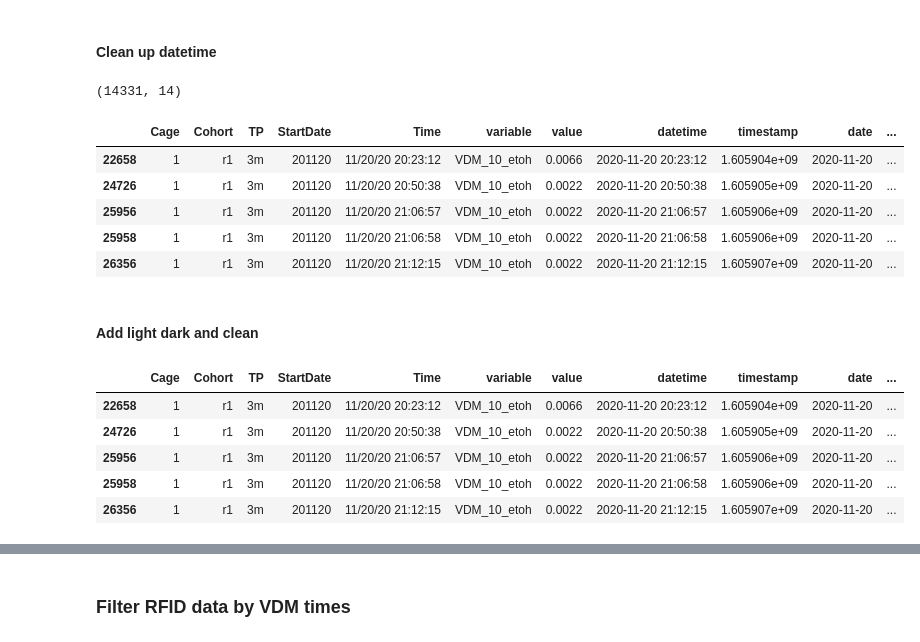
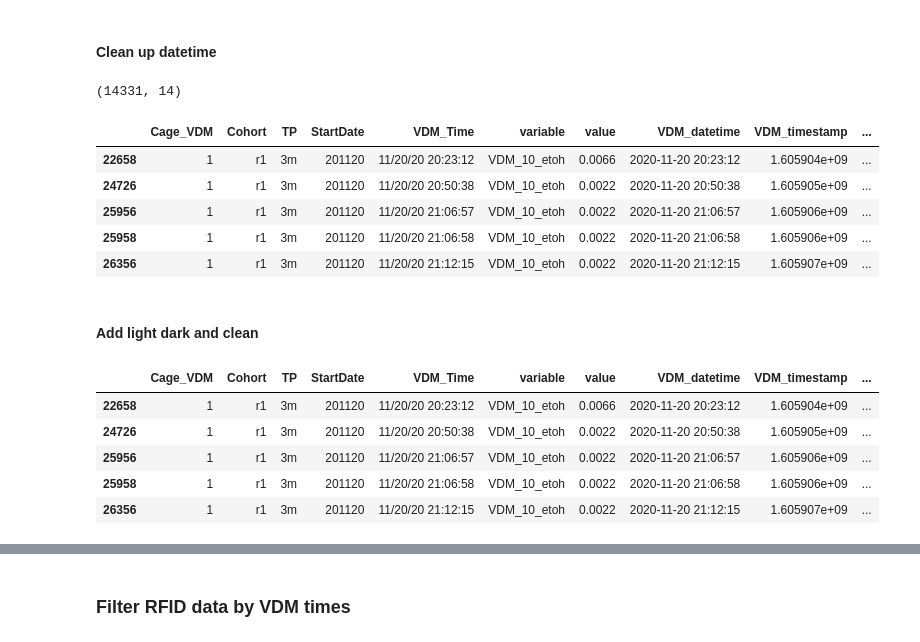
Before and after one commit to grace3999/RFID_polysubstance, a Jupyter notebook: RFID_VDM_3m.ipynb, the cells around one changed output, grey strips where cells are left out. Cells and saved outputs as stored; diff of their text form; code cells hidden in the pictures.

```diff
--- a/RFID_VDM_3m.ipynb
+++ b/RFID_VDM_3m.ipynb
@@ -241,0 +288,13 @@ RFID_10
+# %%
+#create list of dir paths
+VDM_path = '/Users/abbieschindler/Documents/Schindler_Lab/Data/Ethanol/RFID/VDM/r1.3m'
+
+VDM_file_names = os.listdir(VDM_path)
+
+VDM_data_dir_paths = []
+
+for file in VDM_file_names:
+    int_path = VDM_path + '/' + file
+    VDM_data_dir_paths.append(int_path)
+
+VDM_data_dir_paths
@@ -242,12 +304,9 @@ RFID_10
 # %% [markdown]
 #### Clean df and combine into 1
 # %%
-paths = ['/Users/abbieschindler/Documents/Schindler_Lab/Data/Ethanol/RFID/VDM/r1.3m/201120.3m.csv',
-        '/Users/abbieschindler/Documents/Schindler_Lab/Data/Ethanol/RFID/VDM/r1.3m/201127.3m.csv']
-
 data_VDM = pd.DataFrame()
 
-for path in paths:
+for path in VDM_data_dir_paths:
     print(path)
 
     data_VDM_int = pd.read_csv(path)
@@ -284,14 +343,14 @@ data_VDM.head()
 # %% [markdown]
 #### Clean up column names
 # %%
-data_VDM.columns = ['Int', 'Cage', 'Time',
+data_VDM.columns = ['Int', 'Cage_VDM', 'VDM_Time',
                     'VDM_10', 'VDM_1_accum',
                     'VDM_05', 'VDM_2_accum',
                     'VDM_20', 'VDM_3_accum',
                     'VDM_H20', 'VDM_4_accum',
                     'Cohort', 'TP', 'StartDate']
 
-data_VDM = data_VDM[['Cage', 'Cohort', 'TP', 'StartDate', 'Time', 'VDM_10', 'VDM_05', 'VDM_20', 'VDM_H20']]
+data_VDM = data_VDM[['Cage_VDM', 'Cohort', 'TP', 'StartDate', 'VDM_Time', 'VDM_10', 'VDM_05', 'VDM_20', 'VDM_H20']]
 
 data_VDM.tail()
 # %% [output]
@@ -312,7 +371,7 @@ data_VDM['VDM_05_etoh'] = data_VDM['VDM_05']*.05
 # %%
 #melt dataframe (new column of parameters)
 
-meta_params = ['Cage', 'Cohort', 'TP', 'StartDate', 'Time']
+meta_params = ['Cage_VDM', 'Cohort', 'TP', 'StartDate', 'VDM_Time']
 intake_params = ['VDM_10_etoh', 'VDM_05_etoh', 'VDM_20_etoh', 'VDM_H20']
 
 data_VDM_tidy = pd.melt(data_VDM, id_vars=meta_params, value_vars=intake_params)
@@ -345,25 +404,25 @@ data_VDM_tidy_intake.head()
 #### Clean up datetime
 # %%
 #clean up and create datetime columns
-data_VDM_tidy_intake['datetime'] = pd.to_datetime(data_VDM_tidy_intake['Time'])
-data_VDM_tidy_intake['timestamp'] = [x.timestamp() for x in data_VDM_tidy_intake['datetime']]
+data_VDM_tidy_intake['VDM_datetime'] = pd.to_datetime(data_VDM_tidy_intake['VDM_Time'])
+data_VDM_tidy_intake['VDM_timestamp'] = [x.timestamp() for x in data_VDM_tidy_intake['VDM_datetime']]
 
-data_VDM_tidy_intake['date'] = data_VDM_tidy_intake['datetime'].dt.date
-data_VDM_tidy_intake['day'] = data_VDM_tidy_intake['datetime'].dt.day
-data_VDM_tidy_intake['time'] = data_VDM_tidy_intake['datetime'].dt.strftime("%H:%M:%S")
-data_VDM_tidy_intake['hour'] = data_VDM_tidy_intake['datetime'].dt.hour
-data_VDM_tidy_intake['min'] = data_VDM_tidy_intake['datetime'].dt.minute
+data_VDM_tidy_intake['VDM_date'] = data_VDM_tidy_intake['VDM_datetime'].dt.date
+data_VDM_tidy_intake['VDM_day'] = data_VDM_tidy_intake['VDM_datetime'].dt.day
+data_VDM_tidy_intake['VDM_time'] = data_VDM_tidy_intake['VDM_datetime'].dt.strftime("%H:%M:%S")
+data_VDM_tidy_intake['VDM_hour'] = data_VDM_tidy_intake['VDM_datetime'].dt.hour
+data_VDM_tidy_intake['VDM_min'] = data_VDM_tidy_intake['VDM_datetime'].dt.minute
 
 print(data_VDM_tidy_intake.shape)
 data_VDM_tidy_intake.head()
 # %% [output]
 (14331, 14)
-|  | Cage | Cohort | TP | StartDate | Time | variable | value | datetime | timestamp | date | ... |
-| 22658 | 1 | r1 | 3m | 201120 | 11/20/20 20:23:12 | VDM_10_etoh | 0.0066 | 2020-11-20 20:23:12 | 1.605904e+09 | 2020-11-20 | ... |
-| 24726 | 1 | r1 | 3m | 201120 | 11/20/20 20:50:38 | VDM_10_etoh | 0.0022 | 2020-11-20 20:50:38 | 1.605905e+09 | 2020-11-20 | ... |
-| 25956 | 1 | r1 | 3m | 201120 | 11/20/20 21:06:57 | VDM_10_etoh | 0.0022 | 2020-11-20 21:06:57 | 1.605906e+09 | 2020-11-20 | ... |
-| 25958 | 1 | r1 | 3m | 201120 | 11/20/20 21:06:58 | VDM_10_etoh | 0.0022 | 2020-11-20 21:06:58 | 1.605906e+09 | 2020-11-20 | ... |
-| 26356 | 1 | r1 | 3m | 201120 | 11/20/20 21:12:15 | VDM_10_etoh | 0.0022 | 2020-11-20 21:12:15 | 1.605907e+09 | 2020-11-20 | ... |
+|  | Cage_VDM | Cohort | TP | StartDate | VDM_Time | variable | value | VDM_datetime | VDM_timestamp | ... |
+| 22658 | 1 | r1 | 3m | 201120 | 11/20/20 20:23:12 | VDM_10_etoh | 0.0066 | 2020-11-20 20:23:12 | 1.605904e+09 | ... |
+| 24726 | 1 | r1 | 3m | 201120 | 11/20/20 20:50:38 | VDM_10_etoh | 0.0022 | 2020-11-20 20:50:38 | 1.605905e+09 | ... |
+| 25956 | 1 | r1 | 3m | 201120 | 11/20/20 21:06:57 | VDM_10_etoh | 0.0022 | 2020-11-20 21:06:57 | 1.605906e+09 | ... |
+| 25958 | 1 | r1 | 3m | 201120 | 11/20/20 21:06:58 | VDM_10_etoh | 0.0022 | 2020-11-20 21:06:58 | 1.605906e+09 | ... |
+| 26356 | 1 | r1 | 3m | 201120 | 11/20/20 21:12:15 | VDM_10_etoh | 0.0022 | 2020-11-20 21:12:15 | 1.605907e+09 | ... |
 # %% [markdown]
 #### Add light dark and clean
 # %%
@@ -373,13 +432,13 @@ def assign_ld(time):
     else:
         return 'dark'
 
-data_VDM_tidy_intake['ld_seg'] = data_VDM_tidy_intake['hour'].apply(assign_ld)
+data_VDM_tidy_intake['ld_seg'] = data_VDM_tidy_intake['VDM_hour'].apply(assign_ld)
 
 data_VDM_tidy_intake.head()
 # %% [output]
-|  | Cage | Cohort | TP | StartDate | Time | variable | value | datetime | timestamp | date | ... |
-| 22658 | 1 | r1 | 3m | 201120 | 11/20/20 20:23:12 | VDM_10_etoh | 0.0066 | 2020-11-20 20:23:12 | 1.605904e+09 | 2020-11-20 | ... |
-| 24726 | 1 | r1 | 3m | 201120 | 11/20/20 20:50:38 | VDM_10_etoh | 0.0022 | 2020-11-20 20:50:38 | 1.605905e+09 | 2020-11-20 | ... |
-| 25956 | 1 | r1 | 3m | 201120 | 11/20/20 21:06:57 | VDM_10_etoh | 0.0022 | 2020-11-20 21:06:57 | 1.605906e+09 | 2020-11-20 | ... |
-| 25958 | 1 | r1 | 3m | 201120 | 11/20/20 21:06:58 | VDM_10_etoh | 0.0022 | 2020-11-20 21:06:58 | 1.605906e+09 | 2020-11-20 | ... |
-| 26356 | 1 | r1 | 3m | 201120 | 11/20/20 21:12:15 | VDM_10_etoh | 0.0022 | 2020-11-20 21:12:15 | 1.605907e+09 | 2020-11-20 | ... |
+|  | Cage_VDM | Cohort | TP | StartDate | VDM_Time | variable | value | VDM_datetime | VDM_timestamp | ... |
+| 22658 | 1 | r1 | 3m | 201120 | 11/20/20 20:23:12 | VDM_10_etoh | 0.0066 | 2020-11-20 20:23:12 | 1.605904e+09 | ... |
+| 24726 | 1 | r1 | 3m | 201120 | 11/20/20 20:50:38 | VDM_10_etoh | 0.0022 | 2020-11-20 20:50:38 | 1.605905e+09 | ... |
+| 25956 | 1 | r1 | 3m | 201120 | 11/20/20 21:06:57 | VDM_10_etoh | 0.0022 | 2020-11-20 21:06:57 | 1.605906e+09 | ... |
+| 25958 | 1 | r1 | 3m | 201120 | 11/20/20 21:06:58 | VDM_10_etoh | 0.0022 | 2020-11-20 21:06:58 | 1.605906e+09 | ... |
+| 26356 | 1 | r1 | 3m | 201120 | 11/20/20 21:12:15 | VDM_10_etoh | 0.0022 | 2020-11-20 21:12:15 | 1.605907e+09 | ... |
```
Also changed, not shown: parts of 34 cells of this notebook, 1 other file.
